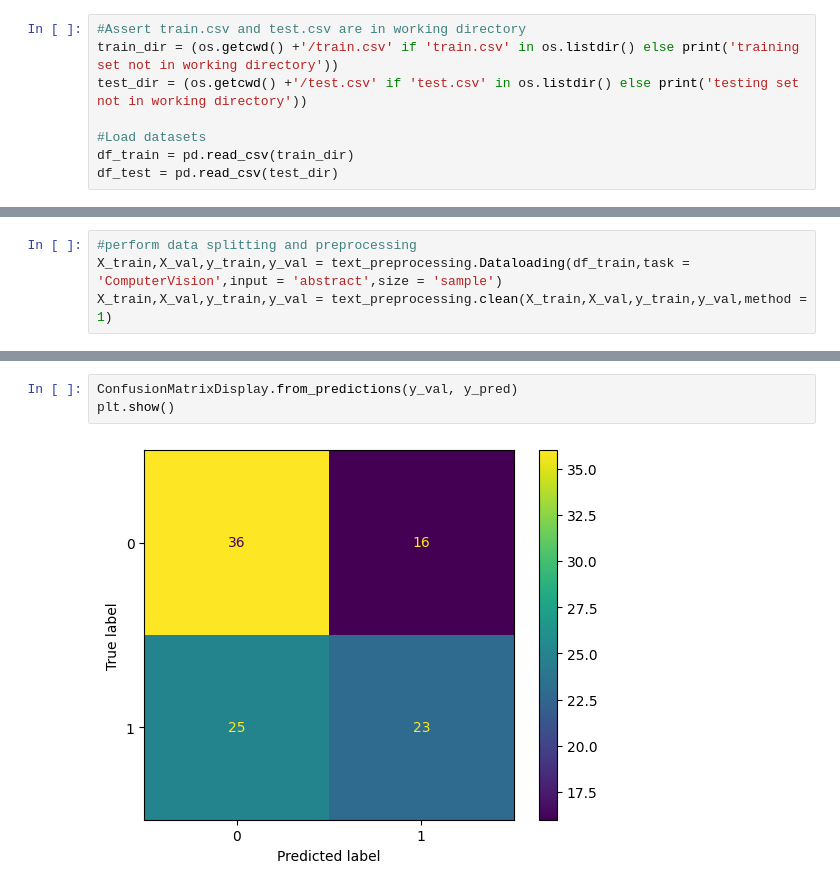
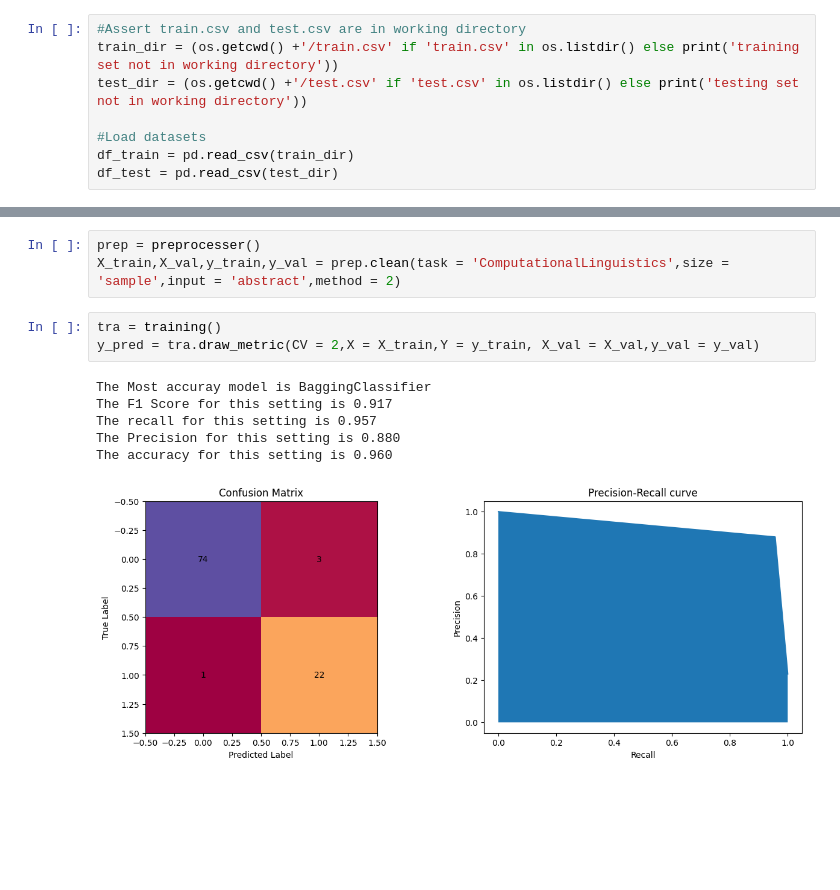
Before and after one commit to Arli12/fit5212a1, a Jupyter notebook: 32710542_LI.ipynb, the cells around one changed output, grey strips where cells are left out. Saved outputs shown, nothing was run; the diff lists cells and outputs as text; blank space fills up the shorter version.

```diff
--- a/32710542_LI.ipynb
+++ b/32710542_LI.ipynb
@@ -270,4 +247,0 @@ class text_preprocessing(object):
-# %%
-#perform data splitting and preprocessing
-X_train,X_val,y_train,y_val = text_preprocessing.Dataloading(df_train,task = 'ComputerVision',input = 'abstract',size = 'sample')
-X_train,X_val,y_train,y_val = text_preprocessing.clean(X_train,X_val,y_train,y_val,method = 1)
@@ -397,5 +369,13 @@ y_pred = best_model.predict(X_val)
-# %%
-ConfusionMatrixDisplay.from_predictions(y_val, y_pred)
-plt.show()
-# %% [output]
-[figure, removed]
+# %%
+prep = preprocesser()
+X_train,X_val,y_train,y_val = prep.clean(task = 'ComputationalLinguistics',size = 'sample',input = 'abstract',method = 2)
+# %%
+tra = training()
+y_pred = tra.draw_metric(CV = 2,X = X_train,Y = y_train, X_val = X_val,y_val = y_val)
+# %% [output]
+The Most accuray model is BaggingClassifier
+The F1 Score for this setting is 0.917
+The recall for this setting is 0.957
+The Precision for this setting is 0.880
+The accuracy for this setting is 0.960
+[figure, added]
```
Also changed, not shown: parts of 11 cells of this notebook, 1 other file.
